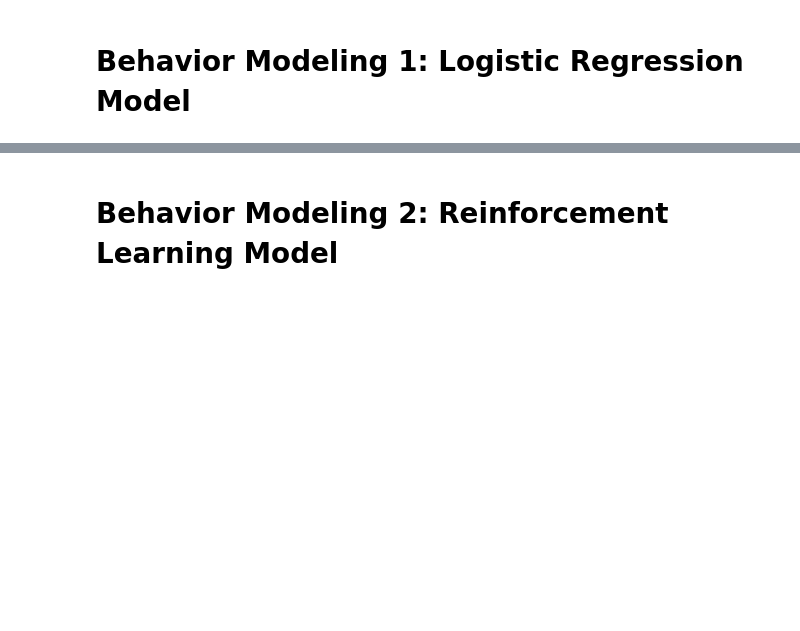
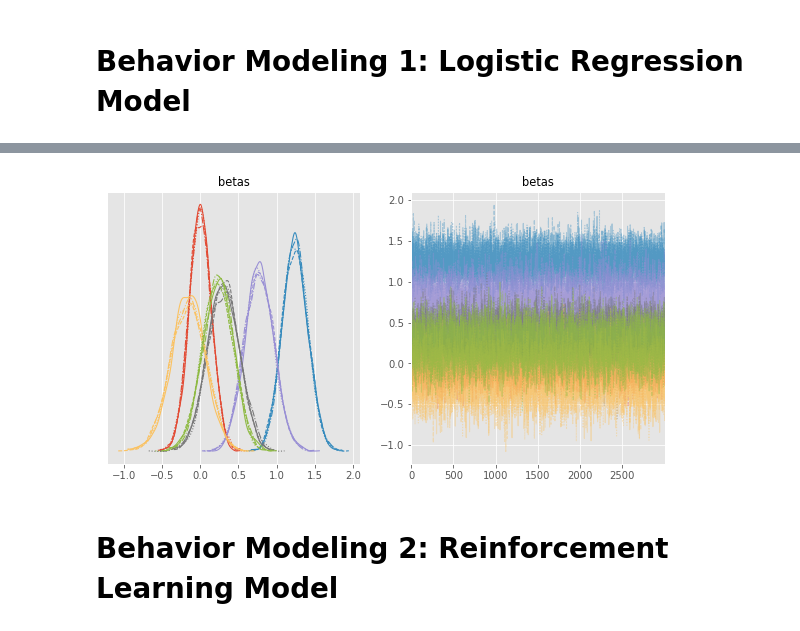
Before and after one commit to oist/PyStanTutorial, a Jupyter notebook: tutorial2_two_choice_task.ipynb, the cells around one changed output, grey strips where cells are left out. Cells and saved outputs as stored; diff of their text form; code cells hidden in the pictures; blank space fills up the shorter version.

```diff
--- a/tutorial2_two_choice_task.ipynb
+++ b/tutorial2_two_choice_task.ipynb
@@ -58,0 +67,42 @@ df
+# %%
+stan_lr = """
+data {
+  int<lower=1> T;                // Number of trials
+  int<lower=1> N;                // History length
+  int<lower=0,upper=1> a[T];                     // Actions (0: Left, 1: Right)
+  real r[T];                     // Rewards
+}
+
+parameters {
+  vector[N+1] betas;
+}
+
+model {
+  vector[T-N] q;
+
+  // Priors
+  betas ~ normal(0, 10);
+
+  // Using 'for' iteration for time-series computation
+  for ( t in N+1:T ) {
+    q[t-N] = betas[1];
+    for (i in 1:N) {
+      q[t-N] = q[t-N] + betas[i+1] * (2*a[t-i]-1);
+    }
+    a[t] ~ bernoulli_logit(q[t-N]);
+  }
+}
+"""
+# %%
+data_lr = {
+    "T": len(actions),
+    "N": 5,
+    "a": actions,
+    "r": rewards
+}
+# %%
+sm = pystan.StanModel(model_code=stan_lr)
+# %%
+sample_kwargs = {"iter": 5000, "chains": 4, "warmup": 2000}
+fit = sm.sampling(data=data_lr, **sample_kwargs)
+lr_ll = np.mean(fit["lp__"])
@@ -59,3 +129,7 @@ df
+# %%
+arviz.plot_trace(fit, var_names=('betas'), figsize=(10, 5));
+# %% [output]
+[figure, added]
 # %% [markdown]
 # Behavior Modeling 2: Reinforcement Learning Model
 # %% [markdown]
```
Also changed, not shown: parts of 18 cells of this notebook, 1 other file.
